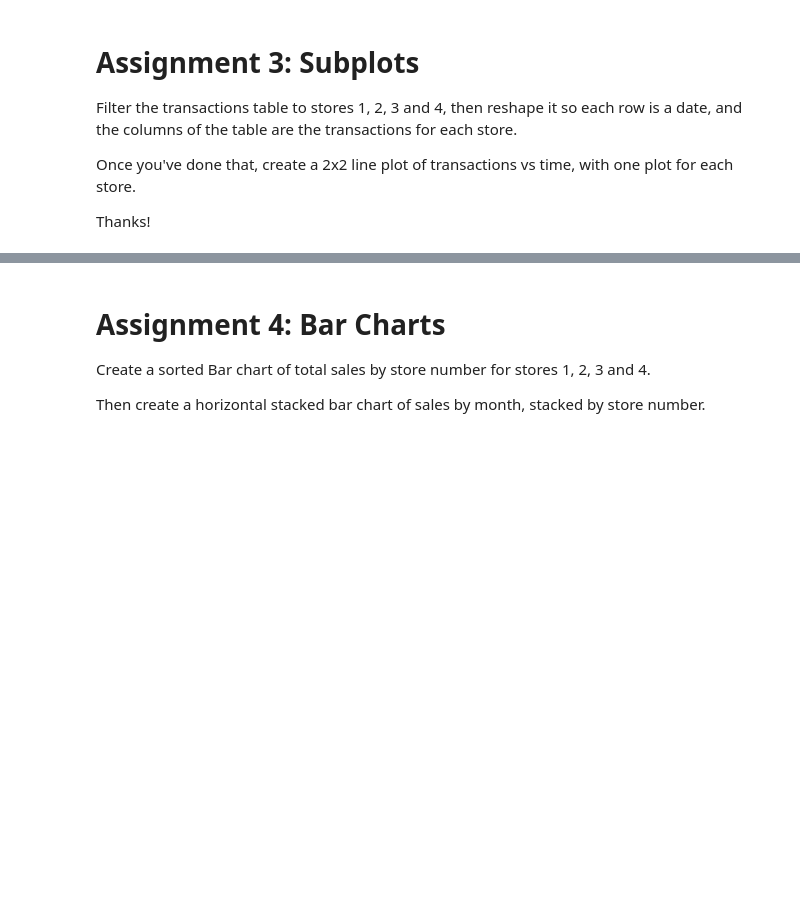
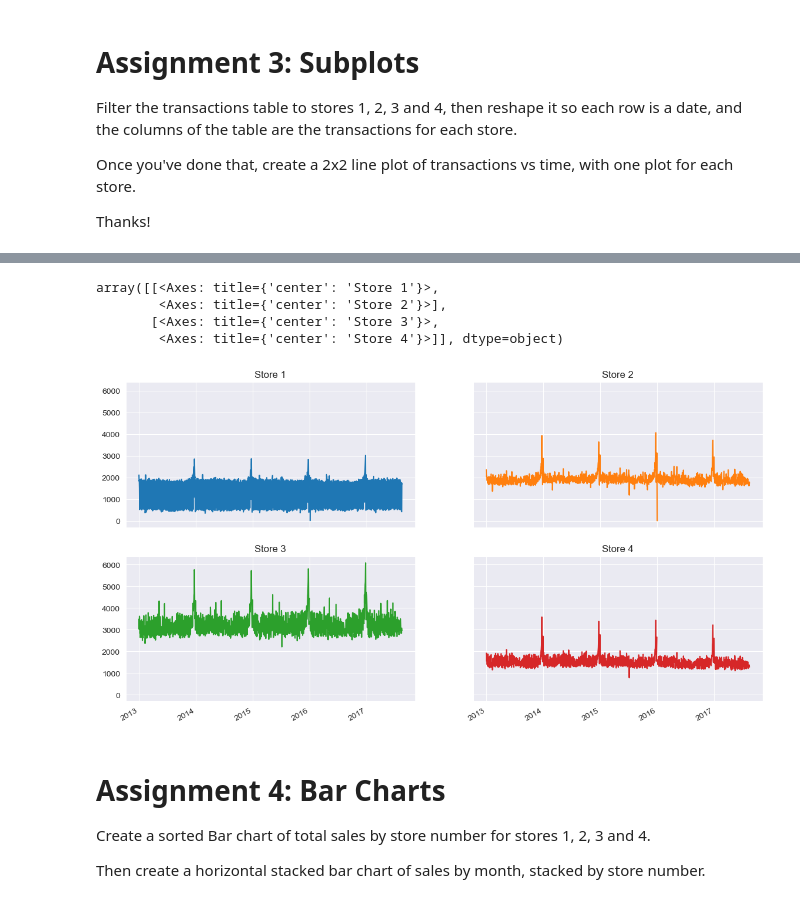
Before and after one commit to atsianis/DataVizMatplotlib, a Jupyter notebook: section05_data_viz.ipynb, the cells around one changed output, grey strips where cells are left out. Drawn from its saved outputs; the diff is of its cells as text; code cells hidden in the pictures; blank space fills up the shorter version.

Commit message:
subplots

```diff
--- a/section05_data_viz.ipynb
+++ b/section05_data_viz.ipynb
@@ -71,4 +70,5 @@ Once you've done that, create a 2x2 line plot of transactions vs time, with one
 
 Thanks!
 # %%
-transactions = pd.read_csv("../retail/transactions.csv")
+transactions = pd.read_csv("../../retail/transactions.csv")
+transactions
@@ -74,0 +89,12 @@ transactions = pd.read_csv("../retail/transactions.csv")
+# %%
+pivot_trans = (transactions
+               .astype({"date":"datetime64[ns]"})
+               .query("store_nbr in [1, 2, 3, 4]")
+               .pivot_table(
+                   index="date",
+                   columns="store_nbr",
+                   aggfunc={"transactions":"sum"}
+               )
+               .droplevel(0, axis=1) # remove outer column index level
+)
+pivot_trans
@@ -75,3 +116,19 @@ transactions = pd.read_csv("../retail/transactions.csv")
+# %%
+pivot_trans.plot(
+    figsize=(14,8),
+    xlabel="",
+    subplots=True,
+    layout=(2, 2),
+    sharey=True,
+    legend=False,
+    title=["Store 1", "Store 2", "Store 3","Store 4"]
+)
+# %% [output]
+array([[<Axes: title={'center': 'Store 1'}>,
+        <Axes: title={'center': 'Store 2'}>],
+       [<Axes: title={'center': 'Store 3'}>,
+        <Axes: title={'center': 'Store 4'}>]], dtype=object)
+[figure, added]
 # %% [markdown]
 # Assignment 4: Bar Charts
 
```
Also changed, not shown: parts of 3 cells of this notebook.
